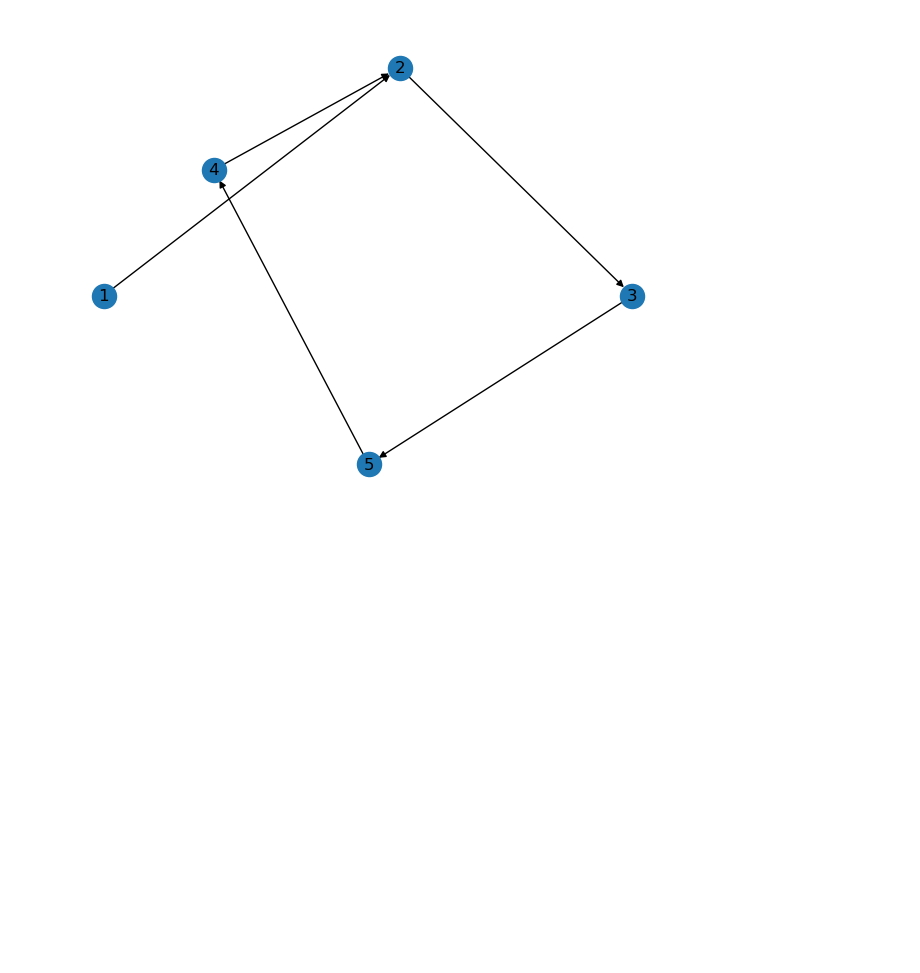
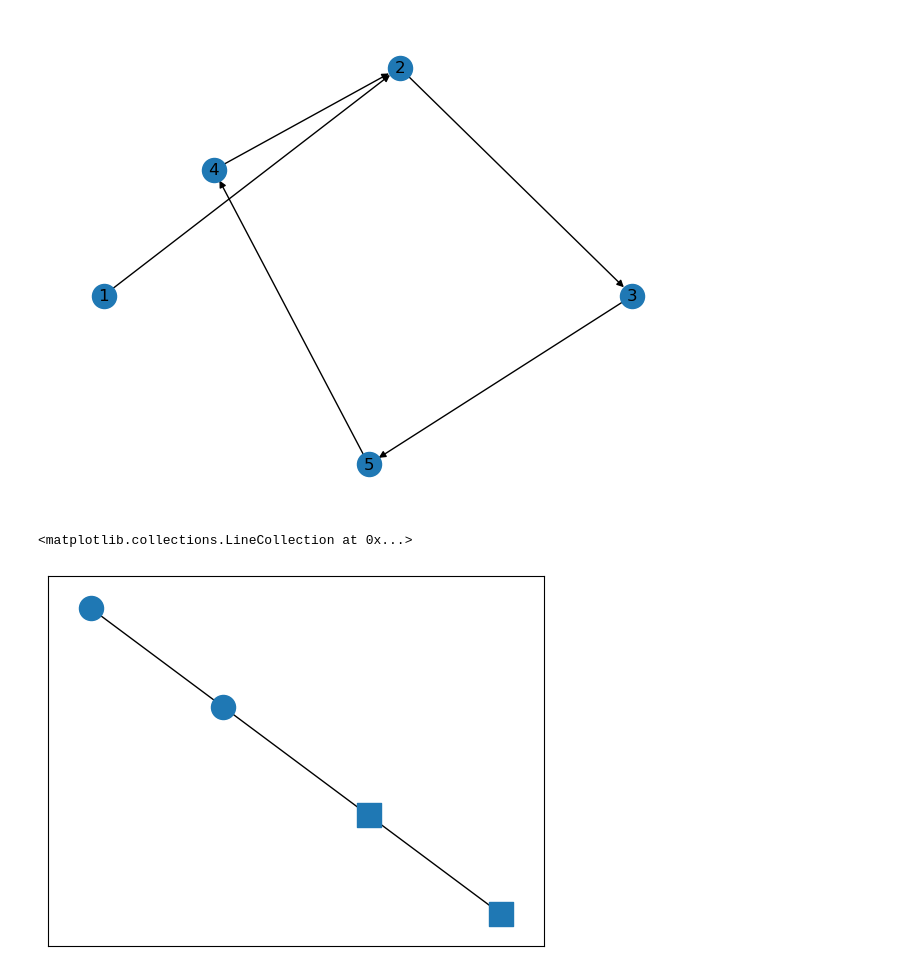
Before and after one commit to tobiaskusnaman/networkx, a Jupyter notebook: test.ipynb, the cells around one changed output. Saved outputs shown, nothing was run; the diff lists cells and outputs as text; code cells hidden in the pictures; blank space fills up the shorter version.

Commit message:
network data done

```diff
--- a/test.ipynb
+++ b/test.ipynb
@@ -96,3 +96,21 @@ h.add_edge(5,4)
 nx.draw(h,with_labels=True)
 # %% [output]
 [figure]
+# %%
+
+# Aric Hagberg
+# unread,
+# 22 Sept 2010, 23:35:27
+# to networkx...@googlegroups.com
+# It's not the optimal interface but you can do it with multiple calls
+# to draw_networkx_nodes():
+
+import networkx as nx
+G=nx.path_graph(4)
+pos=nx.spring_layout(G)
+nx.draw_networkx_nodes(G,pos,nodelist=[0,1],node_shape='o')
+nx.draw_networkx_nodes(G,pos,nodelist=[2,3],node_shape='s')
+nx.draw_networkx_edges(G,pos)
+# %% [output]
+<matplotlib.collections.LineCollection at 0x...>
+[figure, added]
```
Also changed, not shown: 10 other files.
